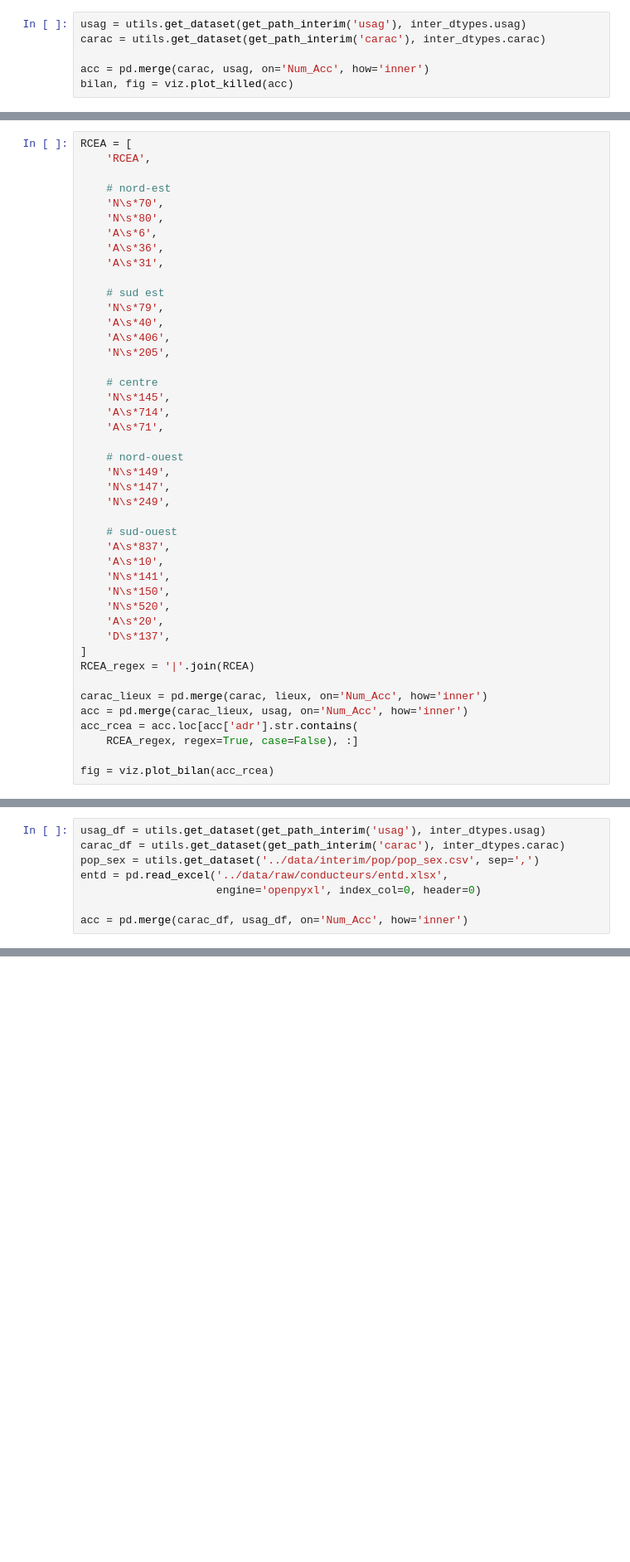
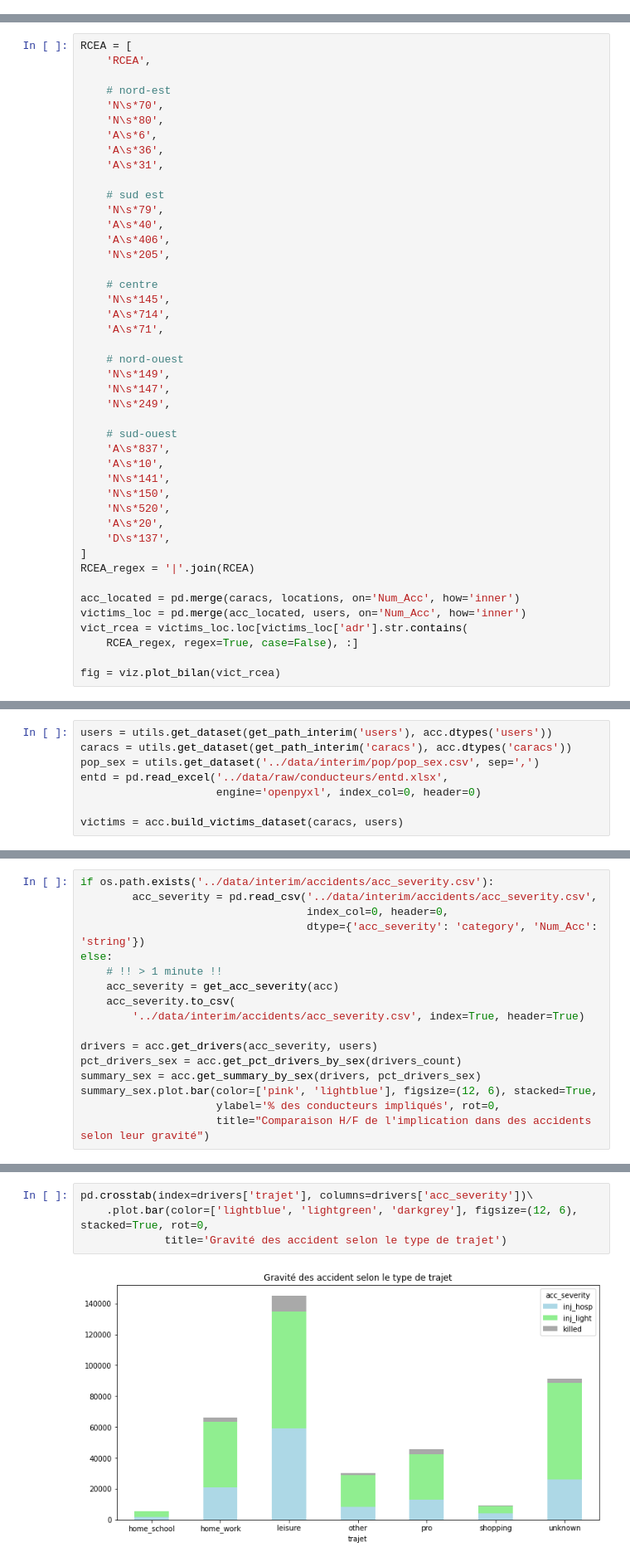
Before and after one commit to thomas-marquis/datascience-securite-routiere, a Jupyter notebook: notebooks/1.2-tm-accidents-exploration.ipynb, the cells around one changed output, grey strips where cells are left out. Shown at 83% size. Cells and saved outputs as stored; diff of their text form; blank space fills up the shorter version.

```diff
--- a/notebooks/1.2-tm-accidents-exploration.ipynb
+++ b/notebooks/1.2-tm-accidents-exploration.ipynb
@@ -80,9 +97,3 @@ file ../data/interim/accidents/lieux.csv already exists
 ## Questions
 # %% [markdown]
 ### Combien de personnes sont tuées sur les routes tous les ans ?
-# %%
-usag = utils.get_dataset(get_path_interim('usag'), inter_dtypes.usag)
-carac = utils.get_dataset(get_path_interim('carac'), inter_dtypes.carac)
-
-acc = pd.merge(carac, usag, on='Num_Acc', how='inner')
-bilan, fig = viz.plot_killed(acc)
@@ -154,12 +175,12 @@ RCEA = [
 ]
 RCEA_regex = '|'.join(RCEA)
 
-carac_lieux = pd.merge(carac, lieux, on='Num_Acc', how='inner')
-acc = pd.merge(carac_lieux, usag, on='Num_Acc', how='inner')
-acc_rcea = acc.loc[acc['adr'].str.contains(
+acc_located = pd.merge(caracs, locations, on='Num_Acc', how='inner')
+victims_loc = pd.merge(acc_located, users, on='Num_Acc', how='inner')
+vict_rcea = victims_loc.loc[victims_loc['adr'].str.contains(
     RCEA_regex, regex=True, case=False), :]
 
-fig = viz.plot_bilan(acc_rcea)
+fig = viz.plot_bilan(vict_rcea)
 # %% [output]
 [interactive output not drawn]
 # %%
@@ -198,11 +218,11 @@ See the caveats in the documentation: https://pandas.pydata.org/pandas-docs/stab
 - (Données non utilisées dans ce notebook) [enquête sur la mobilité des personnes, 2018-2019](https://www.statistiques.developpement-durable.gouv.fr/enquete-sur-la-mobilite-des-personnes-2018-2019) (Résumé [ici](https://www.statistiques.developpement-durable.gouv.fr/comment-les-francais-se-deplacent-ils-en-2019-resultats-de-lenquete-mobilite-des-personnes)) **Les résultats de cette enquête ne seront disponible que début 2021.**
 - [recensements de la population de 2006 à 2019 (Insee)](https://www.insee.fr/fr/information/2880845)
 # %%
-usag_df = utils.get_dataset(get_path_interim('usag'), inter_dtypes.usag)
-carac_df = utils.get_dataset(get_path_interim('carac'), inter_dtypes.carac)
+users = utils.get_dataset(get_path_interim('users'), acc.dtypes('users'))
+caracs = utils.get_dataset(get_path_interim('caracs'), acc.dtypes('caracs'))
 pop_sex = utils.get_dataset('../data/interim/pop/pop_sex.csv', sep=',')
 entd = pd.read_excel('../data/raw/conducteurs/entd.xlsx',
                      engine='openpyxl', index_col=0, header=0)
 
-acc = pd.merge(carac_df, usag_df, on='Num_Acc', how='inner')
+victims = acc.build_victims_dataset(caracs, users)
 # %% [output]
@@ -262,3 +249,20 @@ drivers_count.plot.bar(x='year', ylim=[0, 1], rot=45, xlabel='années', ylabel='
 On cherche à déterminer la gravité de chaque accident. Gravité = état du blessé le plus grav impliqué dans l'accident
 
 Puis, on ajoute à ce data frame le sex des conducteurs.
+# %%
+if os.path.exists('../data/interim/accidents/acc_severity.csv'):
+        acc_severity = pd.read_csv('../data/interim/accidents/acc_severity.csv',
+                                   index_col=0, header=0,
+                                   dtype={'acc_severity': 'category', 'Num_Acc': 'string'})
+else:
+    # !! > 1 minute !!
+    acc_severity = get_acc_severity(acc)
+    acc_severity.to_csv(
+        '../data/interim/accidents/acc_severity.csv', index=True, header=True)
+
+drivers = acc.get_drivers(acc_severity, users)
+pct_drivers_sex = acc.get_pct_drivers_by_sex(drivers_count)
+summary_sex = acc.get_summary_by_sex(drivers, pct_drivers_sex)
+summary_sex.plot.bar(color=['pink', 'lightblue'], figsize=(12, 6), stacked=True,
+                     ylabel='% des conducteurs impliqués', rot=0,
+                     title="Comparaison H/F de l'implication dans des accidents selon leur gravité")
@@ -264,0 +273,6 @@ Puis, on ajoute à ce data frame le sex des conducteurs.
+# %%
+pd.crosstab(index=drivers['trajet'], columns=drivers['acc_severity'])\
+    .plot.bar(color=['lightblue', 'lightgreen', 'darkgrey'], figsize=(12, 6), stacked=True, rot=0,
+             title='Gravité des accident selon le type de trajet')
+# %% [output]
+[figure, added]
```
Also changed, not shown: parts of 52 cells of this notebook, 18 other files.
